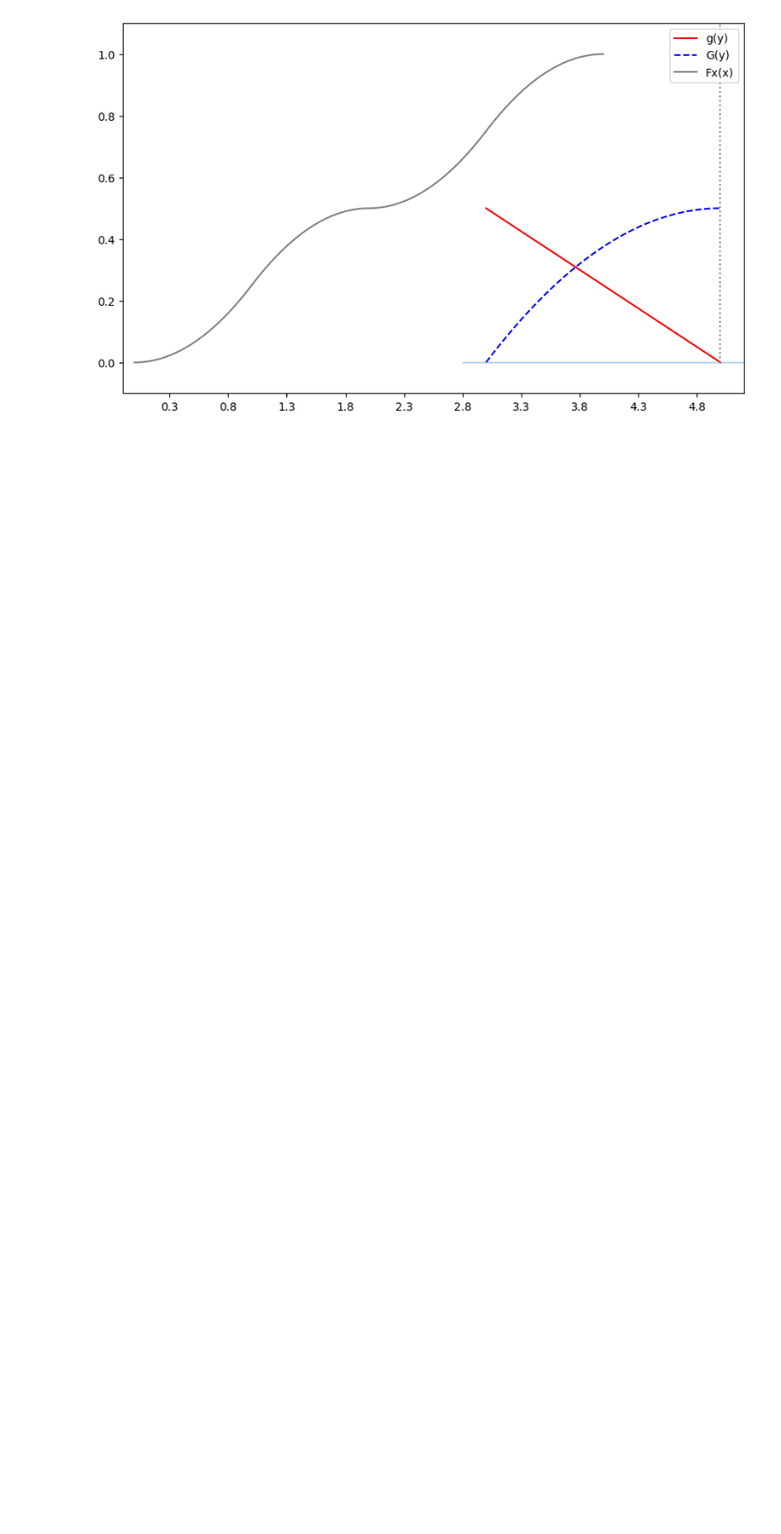
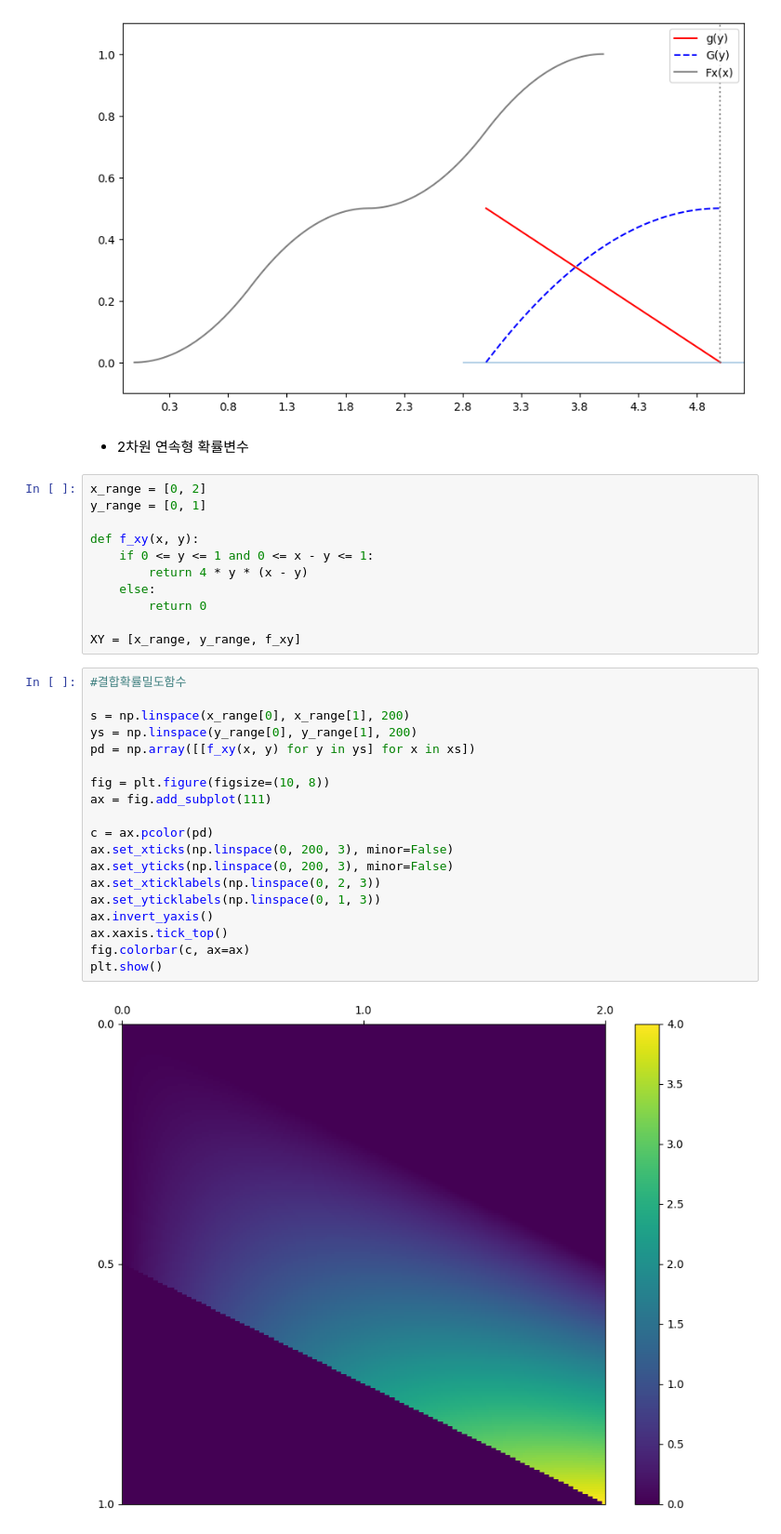
Before and after one commit to sooinp/Desktop, a Jupyter notebook: VSCode/통계분석2/0120.ipynb, the cells around one changed output. Shown at 93% size. Drawn from its saved outputs; the diff is of its cells as text; blank space fills up the shorter version.

```diff
--- a/VSCode/통계분석2/0120.ipynb
+++ b/VSCode/통계분석2/0120.ipynb
@@ -230,3 +230,37 @@ ax.legend()
 plt.show()
 # %% [output]
 [figure]
+# %% [markdown]
+- 2차원 연속형 확률변수
+# %%
+x_range = [0, 2]
+y_range = [0, 1]
+
+def f_xy(x, y):
+    if 0 <= y <= 1 and 0 <= x - y <= 1:
+        return 4 * y * (x - y)
+    else:
+        return 0
+
+XY = [x_range, y_range, f_xy]
+# %%
+#결합확률밀도함수
+
+s = np.linspace(x_range[0], x_range[1], 200)
+ys = np.linspace(y_range[0], y_range[1], 200)
+pd = np.array([[f_xy(x, y) for y in ys] for x in xs])
+
+fig = plt.figure(figsize=(10, 8))
+ax = fig.add_subplot(111)
+
+c = ax.pcolor(pd)
+ax.set_xticks(np.linspace(0, 200, 3), minor=False)
+ax.set_yticks(np.linspace(0, 200, 3), minor=False)
+ax.set_xticklabels(np.linspace(0, 2, 3))
+ax.set_yticklabels(np.linspace(0, 1, 3))
+ax.invert_yaxis()
+ax.xaxis.tick_top()
+fig.colorbar(c, ax=ax)
+plt.show()
+# %% [output]
+[figure, added]
```
Also changed, not shown: parts of 35 cells of this notebook.
